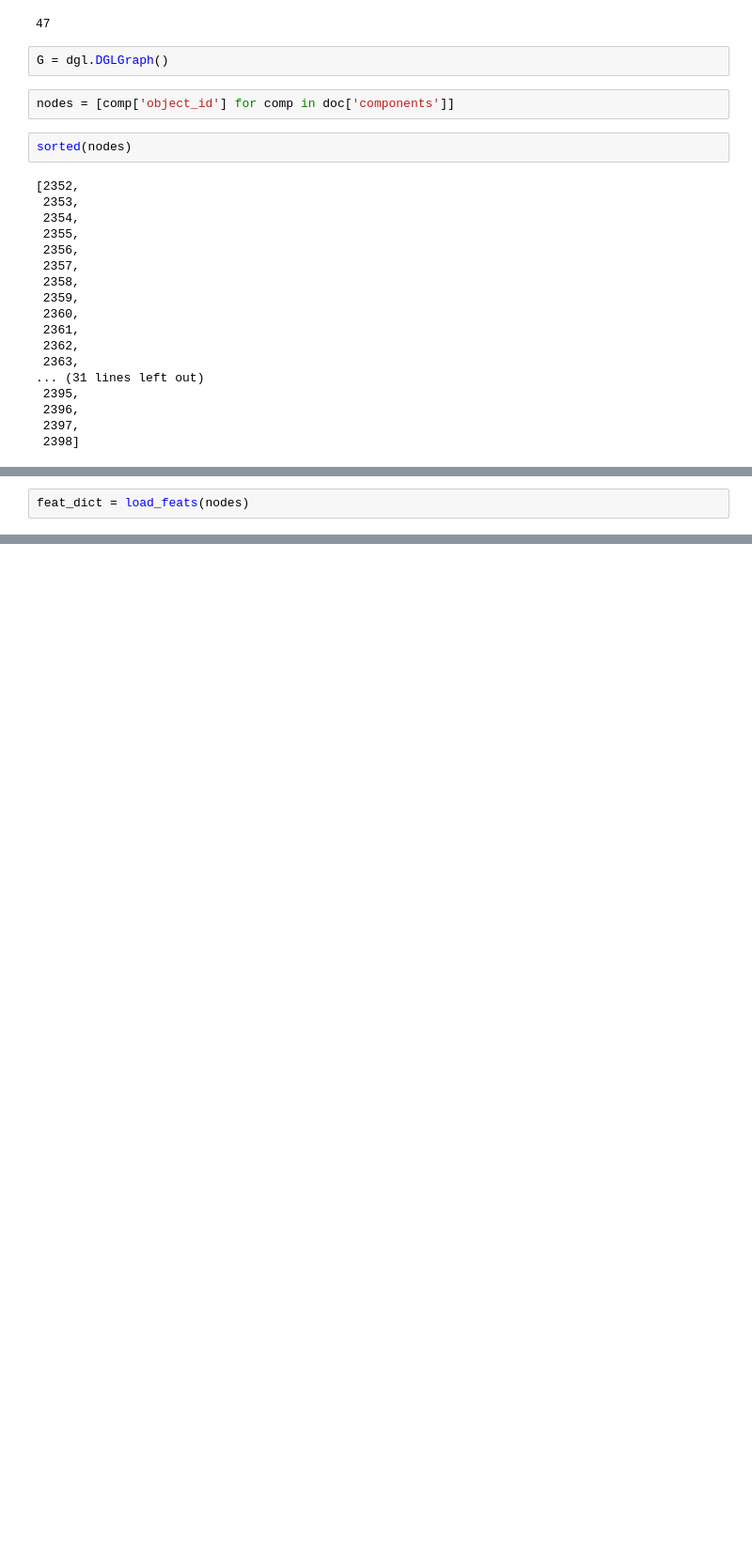
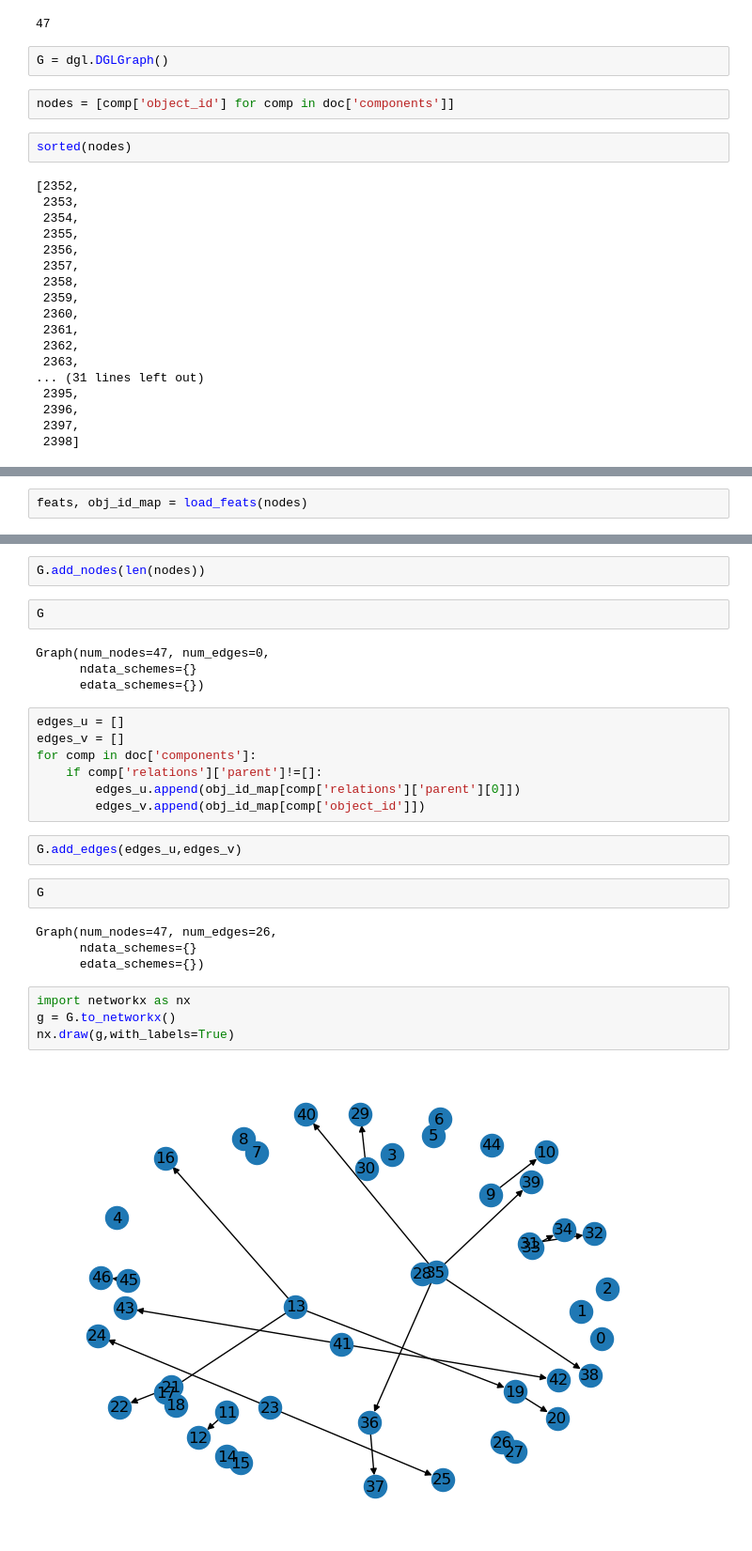
Before and after one commit to soham-chitnis10/VRD-IU, a Jupyter notebook: predictor.ipynb, the cells around one changed output, grey strips where cells are left out. Shown at 94% size. Saved outputs shown, nothing was run; the diff lists cells and outputs as text; blank space fills up the shorter version.

```diff
--- a/predictor.ipynb
+++ b/predictor.ipynb
@@ -77,2 +43,2 @@ def load_feats(nodes):
 # %%
-feat_dict = load_feats(nodes)
+feats, obj_id_map = load_feats(nodes)
@@ -80,0 +49,29 @@ FileNotFoundError: [Errno 2] No such file or directory: 'train_visual_features/2
+# %%
+G.add_nodes(len(nodes))
+# %%
+G
+# %% [output]
+Graph(num_nodes=47, num_edges=0,
+      ndata_schemes={}
+      edata_schemes={})
+# %%
+edges_u = []
+edges_v = []
+for comp in doc['components']:
+    if comp['relations']['parent']!=[]:
+        edges_u.append(obj_id_map[comp['relations']['parent'][0]])
+        edges_v.append(obj_id_map[comp['object_id']])
+# %%
+G.add_edges(edges_u,edges_v)
+# %%
+G
+# %% [output]
+Graph(num_nodes=47, num_edges=26,
+      ndata_schemes={}
+      edata_schemes={})
+# %%
+import networkx as nx
+g = G.to_networkx()
+nx.draw(g,with_labels=True)
+# %% [output]
+[figure, added]
```
Also changed, not shown: parts of 39 cells of this notebook.
